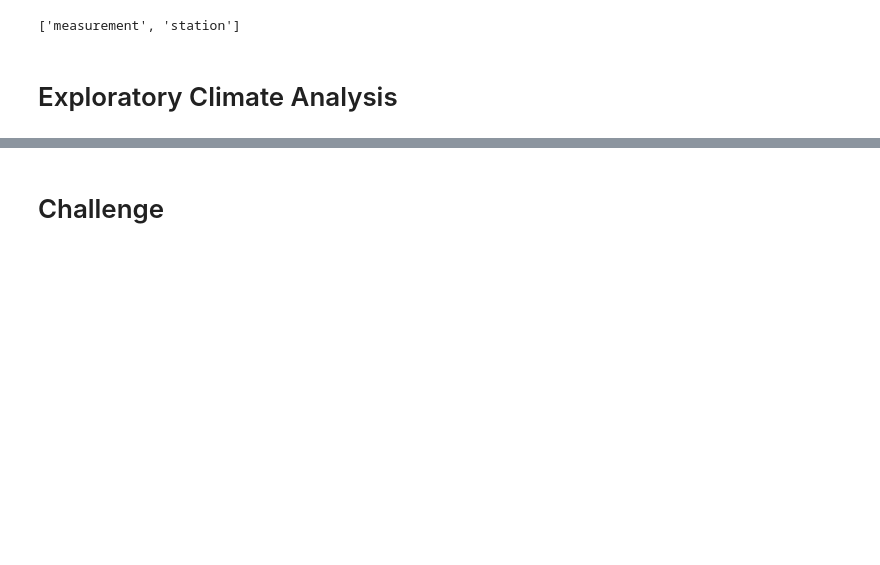
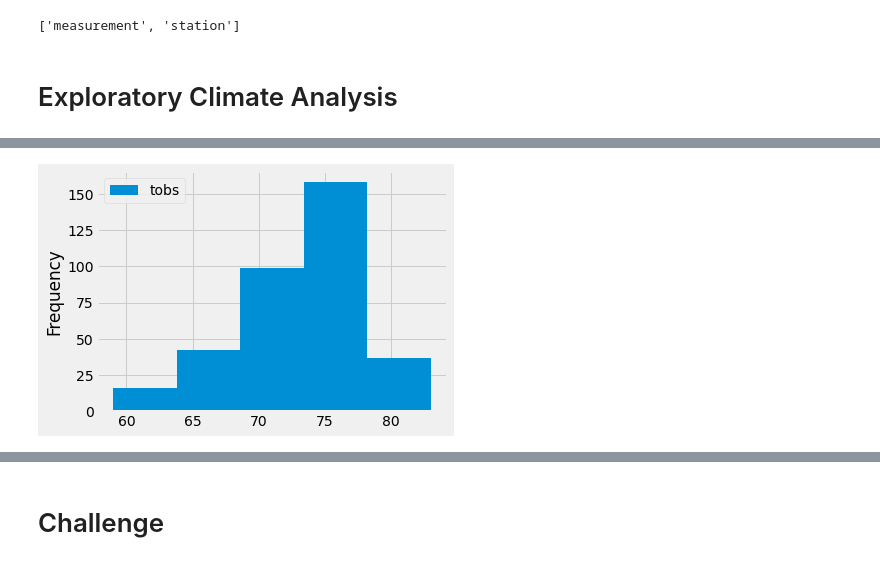
Before and after one commit to MServ/surfs_up, a Jupyter notebook: climate_analysis.ipynb, the cells around one changed output, grey strips where cells are left out. Saved outputs shown, nothing was run; the diff lists cells and outputs as text; code cells hidden in the pictures; blank space fills up the shorter version.

```diff
--- a/climate_analysis.ipynb
+++ b/climate_analysis.ipynb
@@ -65,0 +137,6 @@ session = Session(engine)
+# %%
+# Check 5 bins
+df.plot.hist(bins=5)
+plt.tight_layout()
+# %% [output]
+[figure, added]
```
Also changed, not shown: parts of 9 cells of this notebook.
